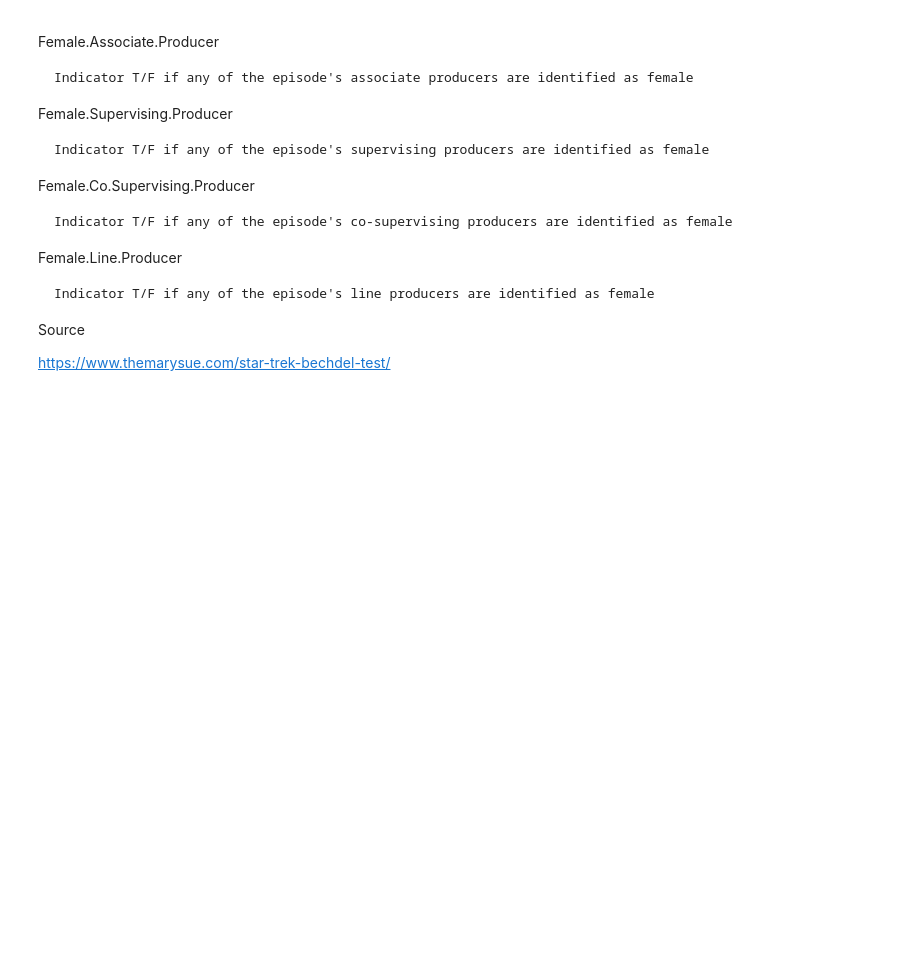
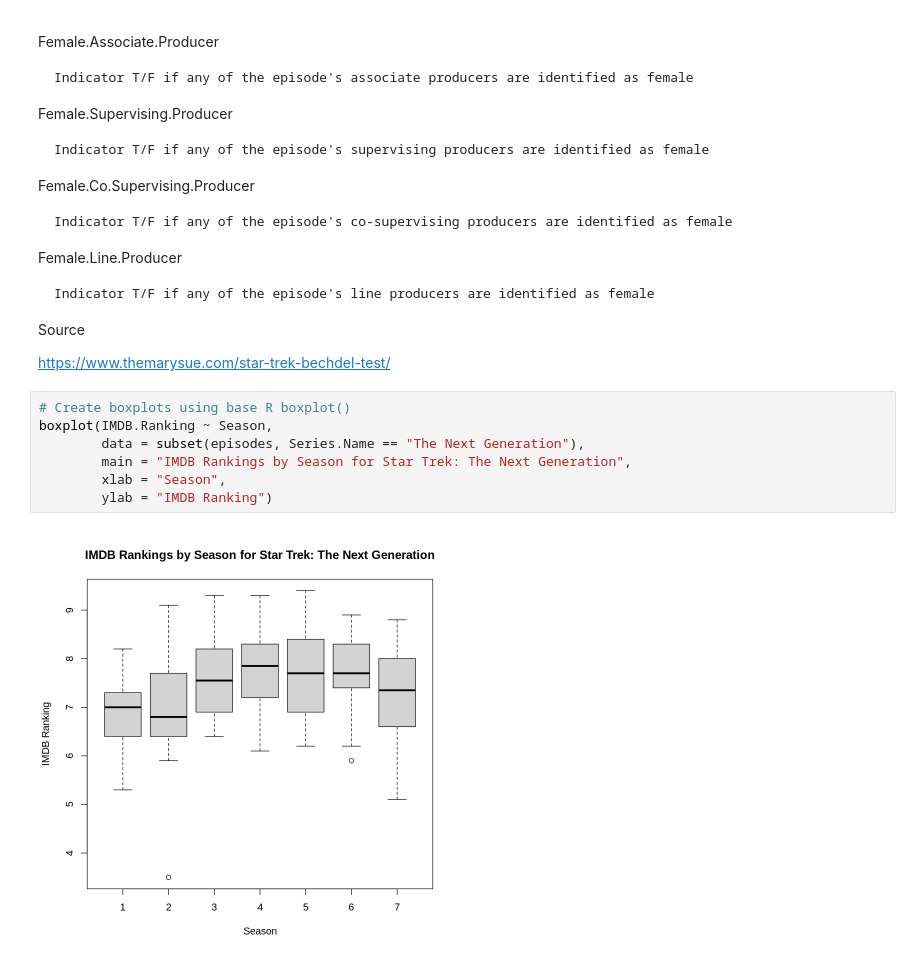
Before and after one commit to bobotheguy/MXB107, a Jupyter notebook: notebooks/psts/PST1_Starter.ipynb, the cells around one changed output. Drawn from its saved outputs; the diff is of its cells as text; blank space fills up the shorter version.

```diff
--- a/notebooks/psts/PST1_Starter.ipynb
+++ b/notebooks/psts/PST1_Starter.ipynb
@@ -390,3 +401,12 @@ Female.Line.Producer
 Source
 
 https://www.themarysue.com/star-trek-bechdel-test/
+# %%
+# Create boxplots using base R boxplot()
+boxplot(IMDB.Ranking ~ Season,
+        data = subset(episodes, Series.Name == "The Next Generation"),
+        main = "IMDB Rankings by Season for Star Trek: The Next Generation",
+        xlab = "Season",
+        ylab = "IMDB Ranking")
+# %% [output]
+[figure, added]
```
Also changed, not shown: parts of 4 cells of this notebook.
